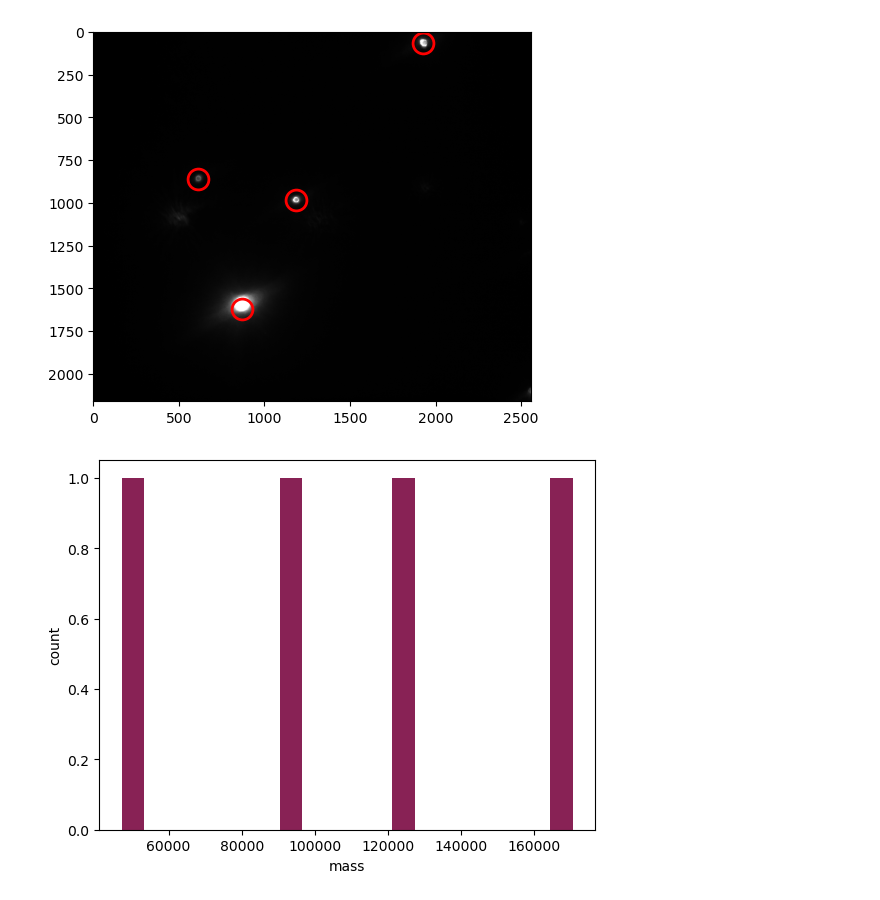
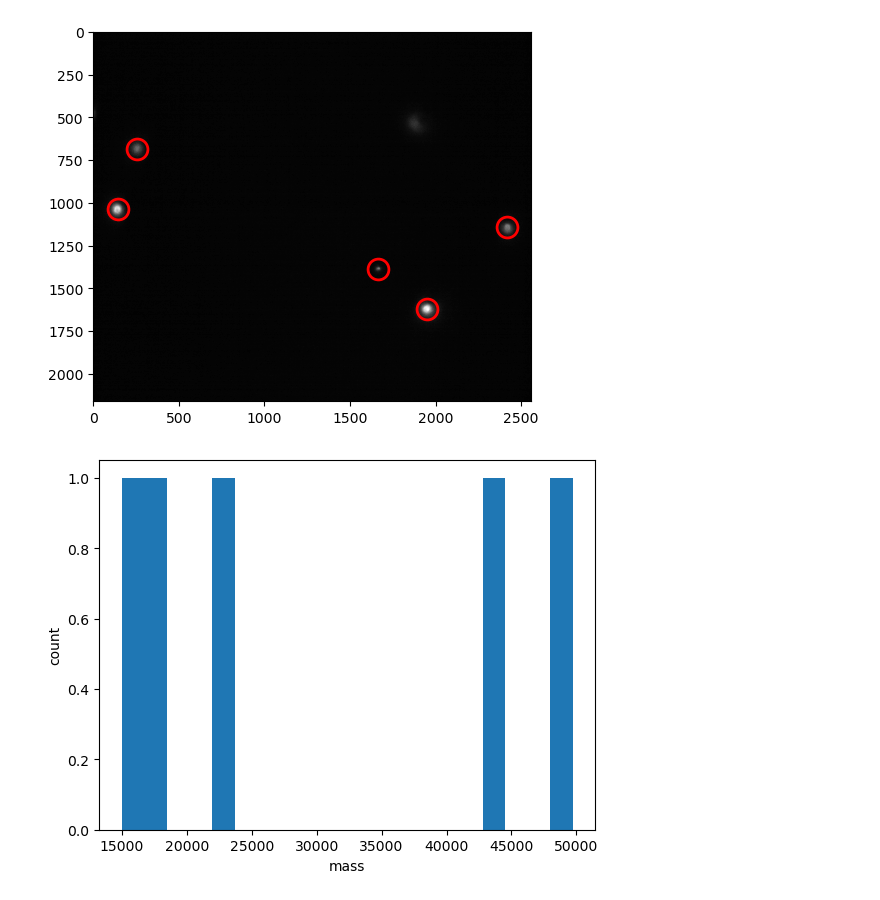
Before and after one commit to wppppupr/MTCargo_analysis, a Jupyter notebook: notebooks/trackBeads.ipynb, the cells around one changed output. Saved outputs shown, nothing was run; the diff lists cells and outputs as text; code cells hidden in the pictures.

```diff
--- a/notebooks/trackBeads.ipynb
+++ b/notebooks/trackBeads.ipynb
@@ -7,7 +7,7 @@ from pathlib import Path
 
 #input_dir = Path("/mnt/NAS-Ebanaru/sasaki/MTsingleBeads/beads1um/20260122/exp001")
 #input_dir = Path("/Volumes/data/Sasaki/MTsingleBeads/beads8um/20260609/beads8um_crop")
-input_dir = Path("/Volumes/data/Sasaki/MTsingleBeads/beads_mixed/20260616/beads3um_7um")
+input_dir = Path("/Volumes/data/Sasaki/MTsingleBeads/beads5um/20260715/beads5um001")
 
 beads_path = input_dir / "beads.zarr"
 za = zarr.open_array(beads_path, read_only=True)
@@ -29,28 +29,28 @@ Text(0.5, 1.0, 'Histogram of intensity')
 # %%
-diameter = 7.24
+diameter = 5
 scale = 0.11
 time_inerval = 4 #timescle
 
-minmass = 1000
-threshold = 13
+minmass = 150
+threshold = 5
 
 pxdiameter =int(diameter/scale)
 if pxdiameter % 2 ==0:
     pxdiameter = pxdiameter + 1
 
 
-f = tp.locate(beads[180], pxdiameter, minmass = minmass, threshold=threshold)
-tp.annotate(f, beads[180])
+f = tp.locate(beads[0], pxdiameter, minmass = minmass, threshold=threshold)
+tp.annotate(f, beads[0])
 
 fig, ax = plt.subplots()
 ax.hist(f['mass'], bins=20)
 # Optionally, label the axes.
 ax.set(xlabel='mass', ylabel='count');
 
 #tp.subpx_bias(f)
 # %% [output]
-[figure, old version]
+[figure, new version]
-[figure, old version]
+[figure, new version]
 # %%
 plt.imshow(beads[0], vmin=10, vmax = beads[0].max()*0.5)
 # %% [output]
```
Also changed, not shown: parts of 6 cells of this notebook, 5 other files.
